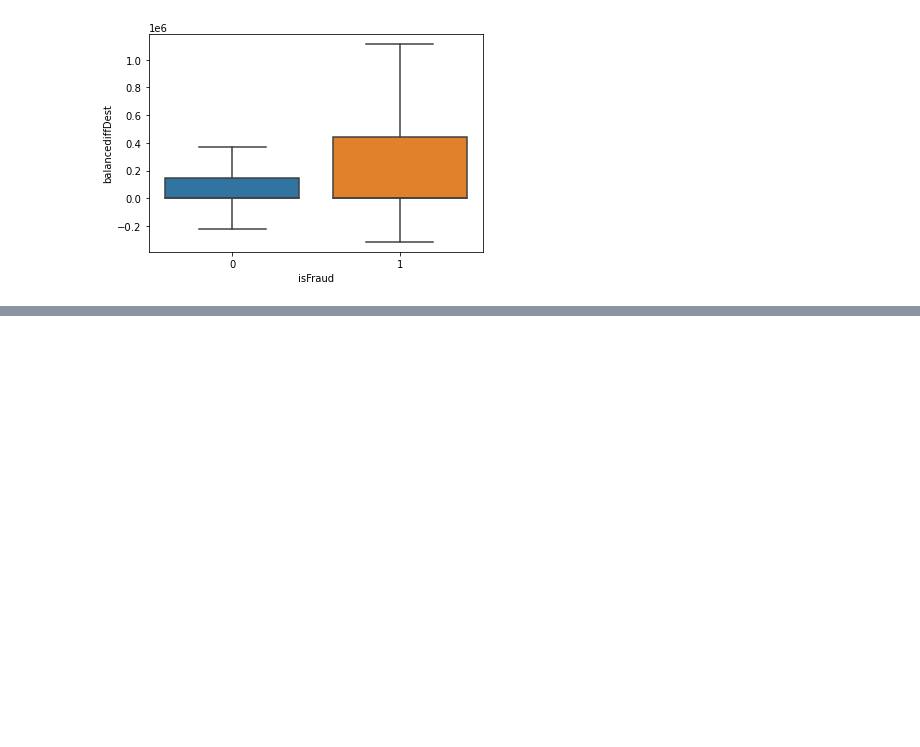
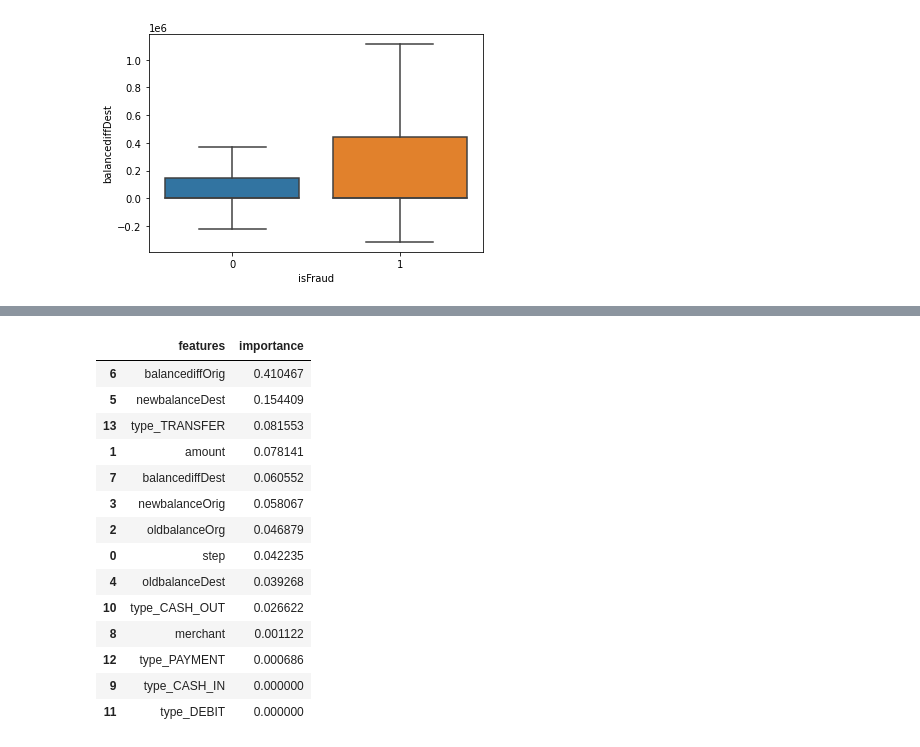
Before and after one commit to Bhavya-Hingorani/Cyber-Seth, a Jupyter notebook: module1.ipynb, the cells around one changed output, grey strips where cells are left out. Cells and saved outputs as stored; diff of their text form; code cells hidden in the pictures; blank space fills up the shorter version.

```diff
--- a/module1.ipynb
+++ b/module1.ipynb
@@ -120,0 +184,19 @@ print(y_test.shape)
+# %%
+importance = pd.DataFrame({'features':X_train.columns,'importance':dt_clf.feature_importances_}).sort_values(by=['importance'], ascending=False)
+importance
+# %% [output]
+|  | features | importance |
+| 6 | balancediffOrig | 0.410467 |
+| 5 | newbalanceDest | 0.154409 |
+| 13 | type_TRANSFER | 0.081553 |
+| 1 | amount | 0.078141 |
+| 7 | balancediffDest | 0.060552 |
+| 3 | newbalanceOrig | 0.058067 |
+| 2 | oldbalanceOrg | 0.046879 |
+| 0 | step | 0.042235 |
+| 4 | oldbalanceDest | 0.039268 |
+| 10 | type_CASH_OUT | 0.026622 |
+| 8 | merchant | 0.001122 |
+| 12 | type_PAYMENT | 0.000686 |
+| 9 | type_CASH_IN | 0.000000 |
+| 11 | type_DEBIT | 0.000000 |
```
Also changed, not shown: parts of 12 cells of this notebook, 1 other file.
